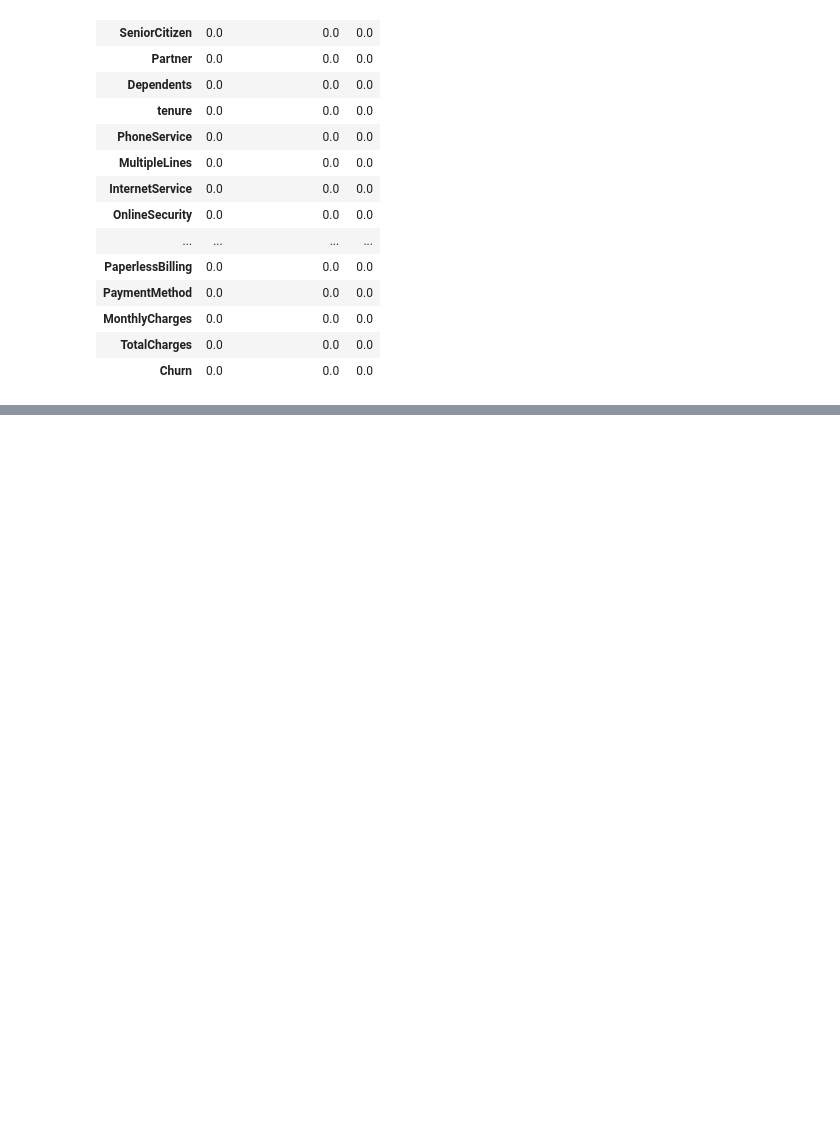
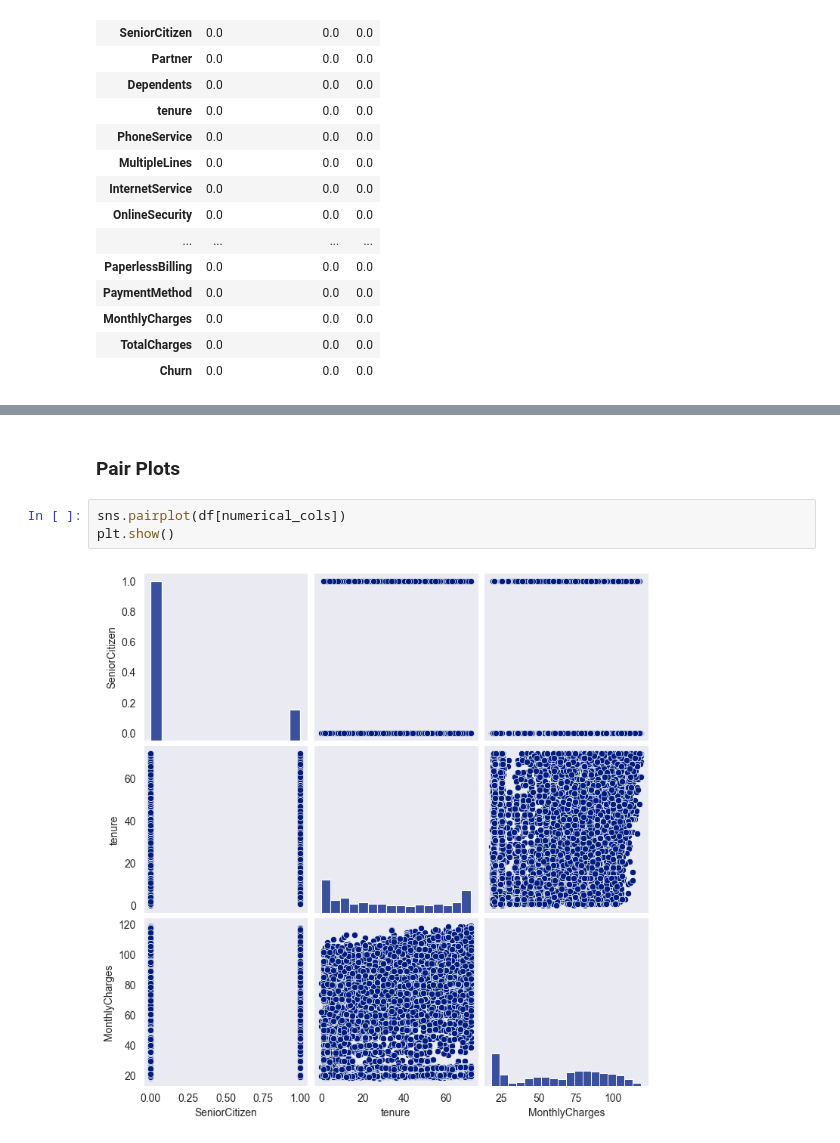
Before and after one commit to DerekSanchez/241117-Telco-Customer-Churn, a Jupyter notebook: notebooks/EDA.ipynb, the cells around one changed output, grey strips where cells are left out. Cells and saved outputs as stored; diff of their text form; blank space fills up the shorter version.

```diff
--- a/notebooks/EDA.ipynb
+++ b/notebooks/EDA.ipynb
@@ -85,0 +144,7 @@ ut.missing_values_by_pivot(df, 'StreamingTV', return_type='percentage', percenta
+# %% [markdown]
+### Pair Plots
+# %%
+sns.pairplot(df[numerical_cols])
+plt.show()
+# %% [output]
+[figure, added]
```
Also changed, not shown: parts of 19 cells of this notebook, 1 other file.
